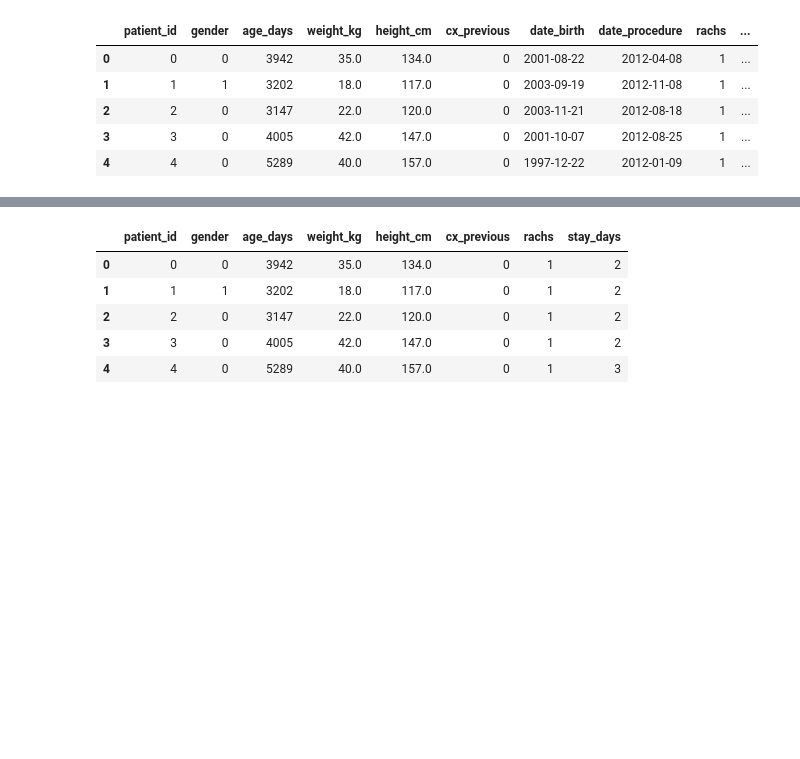
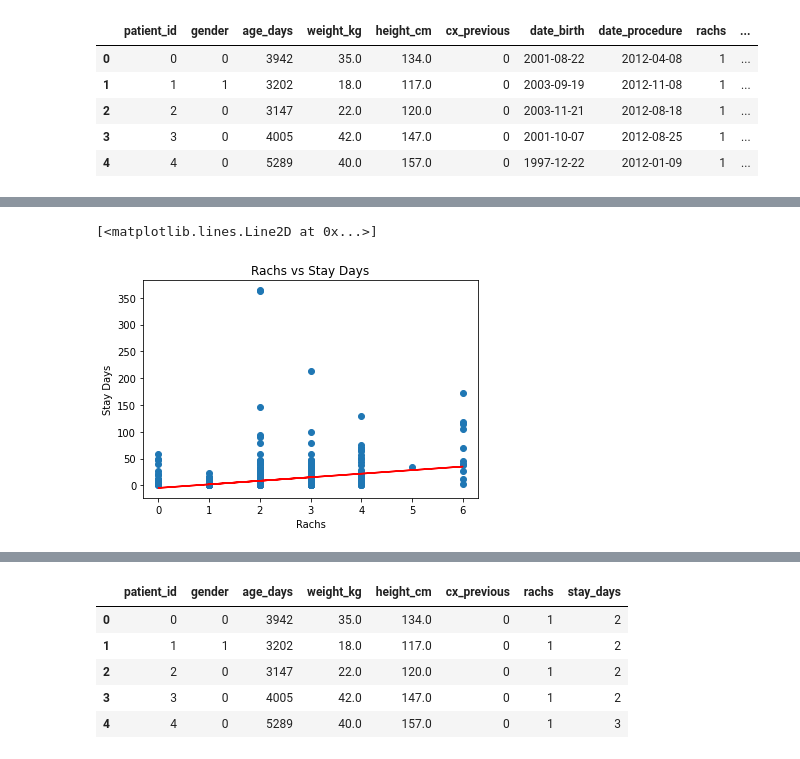
Before and after one commit to DanielaSotoSainz/final_project, a Jupyter notebook: machine_learning/ml_clusters_stay_days.ipynb, the cells around one changed output, grey strips where cells are left out. Drawn from its saved outputs; the diff is of its cells as text; code cells hidden in the pictures; blank space fills up the shorter version.

```diff
--- a/machine_learning/ml_clusters_stay_days.ipynb
+++ b/machine_learning/ml_clusters_stay_days.ipynb
@@ -28,0 +84,10 @@ df.head()
+# %%
+# Visualize Failed Linear Regression
+plt.scatter(df['rachs'], df['stay_days'])
+plt.title(f"Rachs vs Stay Days")
+plt.xlabel("Rachs")
+plt.ylabel("Stay Days")
+plt.plot(X, y_pred, color='red')
+# %% [output]
+[<matplotlib.lines.Line2D at 0x...>]
+[figure, added]
```
Also changed, not shown: parts of 19 cells of this notebook, 2 other files.
